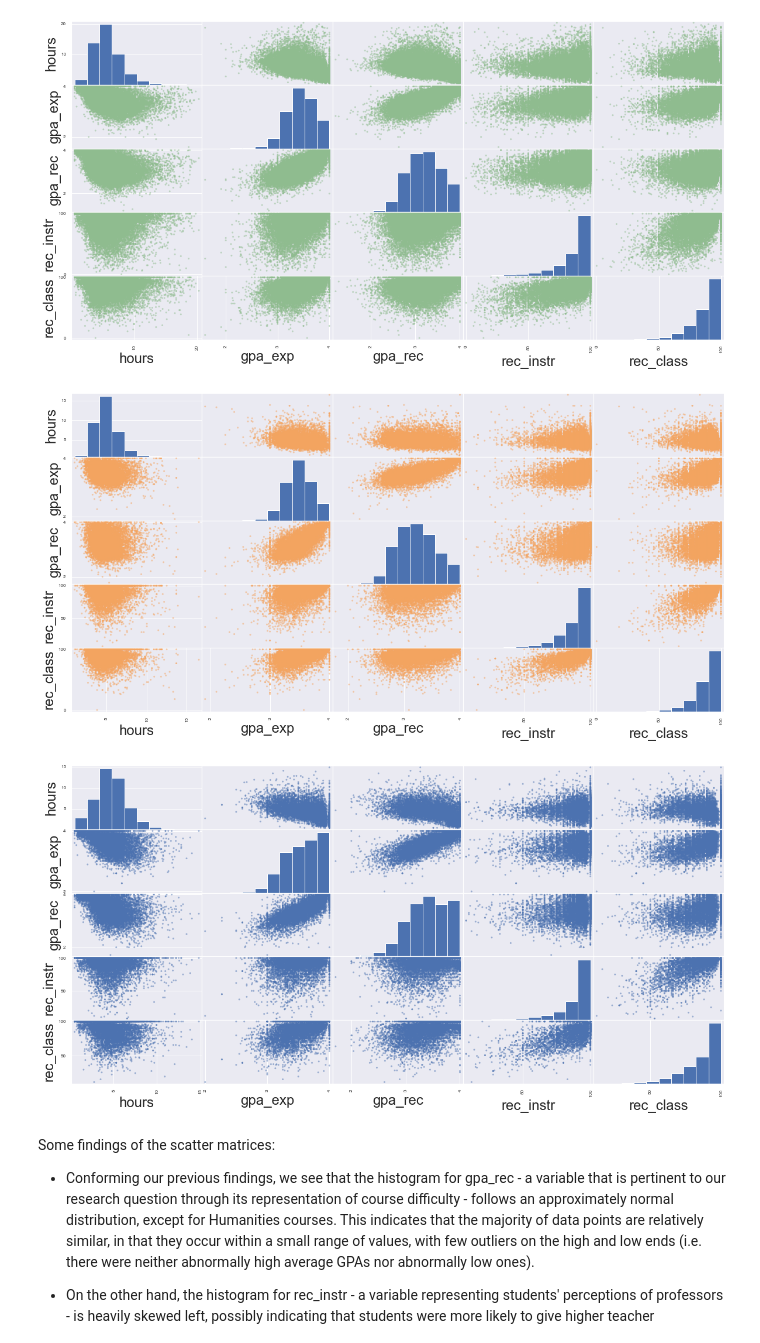
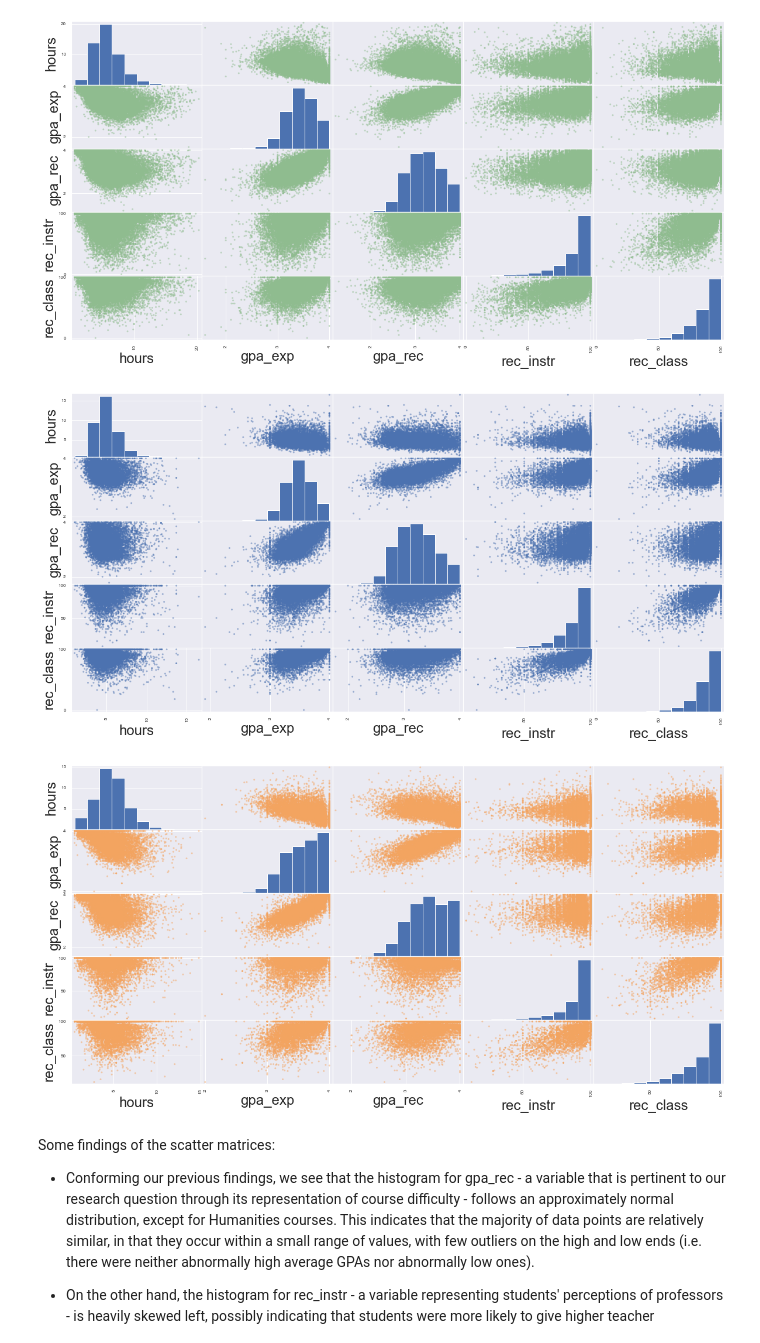
Before and after one commit to p-ghag/DataScience, a Jupyter notebook: FinalProject_group046.ipynb, the cells around one changed output. Saved outputs shown, nothing was run; the diff lists cells and outputs as text; code cells hidden in the pictures.

```diff
--- a/FinalProject_group046.ipynb
+++ b/FinalProject_group046.ipynb
@@ -491,15 +491,15 @@ fig1 = pd.plotting.scatter_matrix(cape[['hours','gpa_exp','gpa_rec','rec_instr',
 [figure]
 # %%
 # generate a scatter matrix of social science professors
-fig2 = pd.plotting.scatter_matrix(cape_social_sci[['hours','gpa_exp','gpa_rec','rec_instr','rec_class']],
-                                  c='sandybrown', figsize=(20, 10))
+fig2 = pd.plotting.scatter_matrix(cape_social_sci[['hours','gpa_exp','gpa_rec','rec_instr','rec_class']], figsize=(20, 10))
 # %% [output]
-[figure, old version]
+[figure, new version]
 # %%
 # generate a scatter matrix of humanities professors
-fig3 = pd.plotting.scatter_matrix(cape_hum[['hours','gpa_exp','gpa_rec','rec_instr','rec_class']], figsize=(20, 10))
+fig3 = pd.plotting.scatter_matrix(cape_hum[['hours','gpa_exp','gpa_rec','rec_instr','rec_class']],
+                                  c='sandybrown', figsize=(20, 10))
 # %% [output]
-[figure, old version]
+[figure, new version]
 # %% [markdown]
 Some findings of the scatter matrices:
 
```
Also changed, not shown: parts of 10 cells of this notebook.
